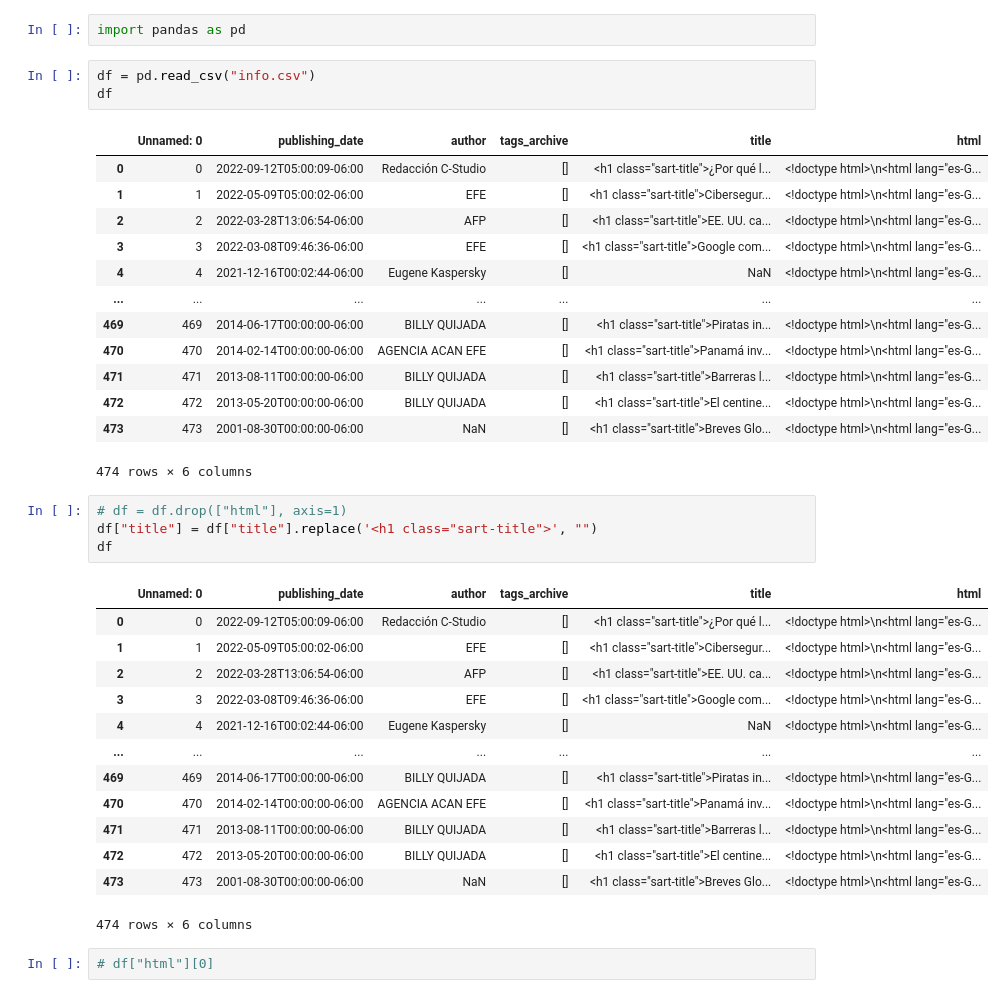
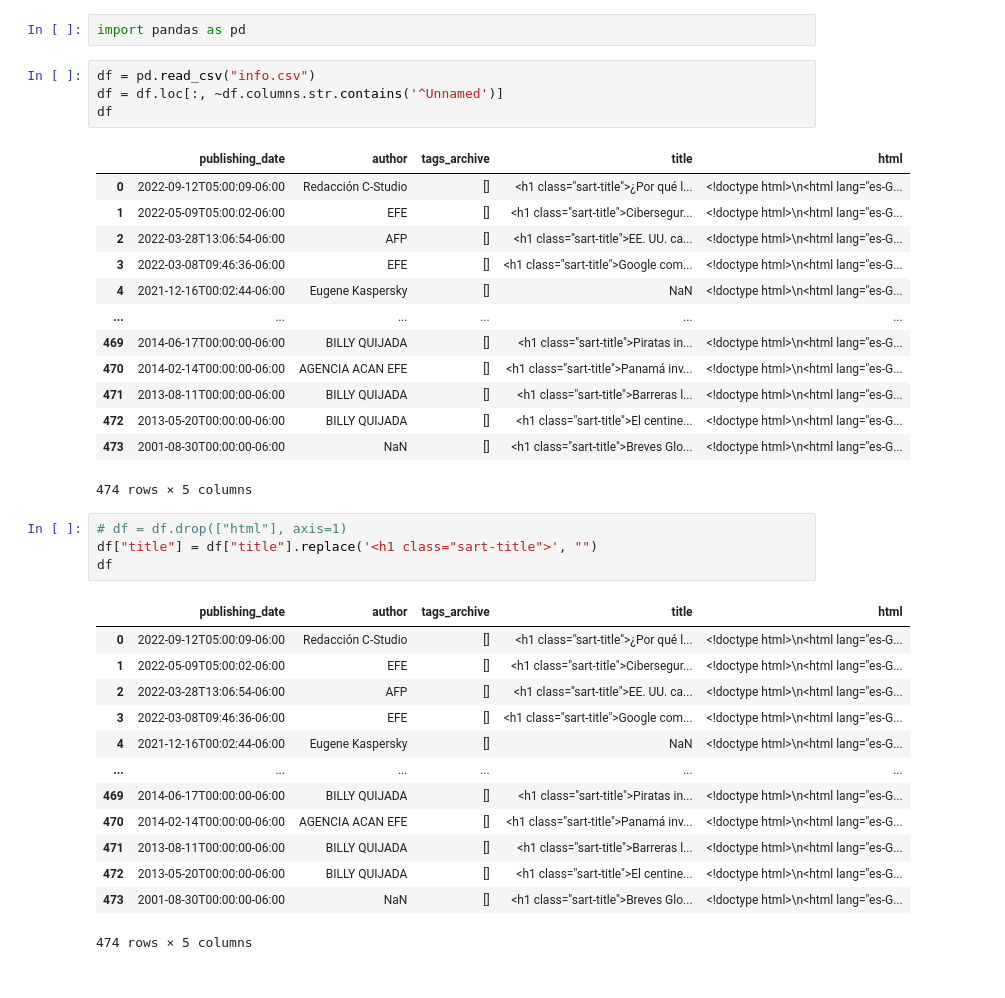
Before and after one commit to JeanPierreMR/PrensaLibre_scraping, a Jupyter notebook: dataCleaning.ipynb, the cells around one changed output. Cells and saved outputs as stored; diff of their text form.

```diff
--- a/dataCleaning.ipynb
+++ b/dataCleaning.ipynb
@@ -2,41 +2,40 @@
 import pandas as pd
 # %%
 df = pd.read_csv("info.csv")
+df = df.loc[:, ~df.columns.str.contains('^Unnamed')]
 df
 # %% [output]
-|  | Unnamed: 0 | publishing_date | author | tags_archive | title | html |
-| 0 | 0 | 2022-09-12T05:00:09-06:00 | Redacción C-Studio | [] | <h1 class="sart-title">¿Por qué l... | <!doctype html>\n<html lang="es-G... |
-| 1 | 1 | 2022-05-09T05:00:02-06:00 | EFE | [] | <h1 class="sart-title">Cibersegur... | <!doctype html>\n<html lang="es-G... |
-| 2 | 2 | 2022-03-28T13:06:54-06:00 | AFP | [] | <h1 class="sart-title">EE. UU. ca... | <!doctype html>\n<html lang="es-G... |
-| 3 | 3 | 2022-03-08T09:46:36-06:00 | EFE | [] | <h1 class="sart-title">Google com... | <!doctype html>\n<html lang="es-G... |
-| 4 | 4 | 2021-12-16T00:02:44-06:00 | Eugene Kaspersky | [] | NaN | <!doctype html>\n<html lang="es-G... |
-| ... | ... | ... | ... | ... | ... | ... |
-| 469 | 469 | 2014-06-17T00:00:00-06:00 | BILLY QUIJADA | [] | <h1 class="sart-title">Piratas in... | <!doctype html>\n<html lang="es-G... |
-| 470 | 470 | 2014-02-14T00:00:00-06:00 | AGENCIA ACAN EFE | [] | <h1 class="sart-title">Panamá inv... | <!doctype html>\n<html lang="es-G... |
-| 471 | 471 | 2013-08-11T00:00:00-06:00 | BILLY QUIJADA | [] | <h1 class="sart-title">Barreras l... | <!doctype html>\n<html lang="es-G... |
-| 472 | 472 | 2013-05-20T00:00:00-06:00 | BILLY QUIJADA | [] | <h1 class="sart-title">El centine... | <!doctype html>\n<html lang="es-G... |
-| 473 | 473 | 2001-08-30T00:00:00-06:00 | NaN | [] | <h1 class="sart-title">Breves Glo... | <!doctype html>\n<html lang="es-G... |
+|  | publishing_date | author | tags_archive | title | html |
+| 0 | 2022-09-12T05:00:09-06:00 | Redacción C-Studio | [] | <h1 class="sart-title">¿Por qué l... | <!doctype html>\n<html lang="es-G... |
+| 1 | 2022-05-09T05:00:02-06:00 | EFE | [] | <h1 class="sart-title">Cibersegur... | <!doctype html>\n<html lang="es-G... |
+| 2 | 2022-03-28T13:06:54-06:00 | AFP | [] | <h1 class="sart-title">EE. UU. ca... | <!doctype html>\n<html lang="es-G... |
+| 3 | 2022-03-08T09:46:36-06:00 | EFE | [] | <h1 class="sart-title">Google com... | <!doctype html>\n<html lang="es-G... |
+| 4 | 2021-12-16T00:02:44-06:00 | Eugene Kaspersky | [] | NaN | <!doctype html>\n<html lang="es-G... |
+| ... | ... | ... | ... | ... | ... |
+| 469 | 2014-06-17T00:00:00-06:00 | BILLY QUIJADA | [] | <h1 class="sart-title">Piratas in... | <!doctype html>\n<html lang="es-G... |
+| 470 | 2014-02-14T00:00:00-06:00 | AGENCIA ACAN EFE | [] | <h1 class="sart-title">Panamá inv... | <!doctype html>\n<html lang="es-G... |
+| 471 | 2013-08-11T00:00:00-06:00 | BILLY QUIJADA | [] | <h1 class="sart-title">Barreras l... | <!doctype html>\n<html lang="es-G... |
+| 472 | 2013-05-20T00:00:00-06:00 | BILLY QUIJADA | [] | <h1 class="sart-title">El centine... | <!doctype html>\n<html lang="es-G... |
+| 473 | 2001-08-30T00:00:00-06:00 | NaN | [] | <h1 class="sart-title">Breves Glo... | <!doctype html>\n<html lang="es-G... |
-474 rows × 6 columns
+474 rows × 5 columns
 # %%
 # df = df.drop(["html"], axis=1)
 df["title"] = df["title"].replace('<h1 class="sart-title">', "")
 df
 # %% [output]
-|  | Unnamed: 0 | publishing_date | author | tags_archive | title | html |
-| 0 | 0 | 2022-09-12T05:00:09-06:00 | Redacción C-Studio | [] | <h1 class="sart-title">¿Por qué l... | <!doctype html>\n<html lang="es-G... |
-| 1 | 1 | 2022-05-09T05:00:02-06:00 | EFE | [] | <h1 class="sart-title">Cibersegur... | <!doctype html>\n<html lang="es-G... |
-| 2 | 2 | 2022-03-28T13:06:54-06:00 | AFP | [] | <h1 class="sart-title">EE. UU. ca... | <!doctype html>\n<html lang="es-G... |
-| 3 | 3 | 2022-03-08T09:46:36-06:00 | EFE | [] | <h1 class="sart-title">Google com... | <!doctype html>\n<html lang="es-G... |
-| 4 | 4 | 2021-12-16T00:02:44-06:00 | Eugene Kaspersky | [] | NaN | <!doctype html>\n<html lang="es-G... |
-| ... | ... | ... | ... | ... | ... | ... |
-| 469 | 469 | 2014-06-17T00:00:00-06:00 | BILLY QUIJADA | [] | <h1 class="sart-title">Piratas in... | <!doctype html>\n<html lang="es-G... |
-| 470 | 470 | 2014-02-14T00:00:00-06:00 | AGENCIA ACAN EFE | [] | <h1 class="sart-title">Panamá inv... | <!doctype html>\n<html lang="es-G... |
-| 471 | 471 | 2013-08-11T00:00:00-06:00 | BILLY QUIJADA | [] | <h1 class="sart-title">Barreras l... | <!doctype html>\n<html lang="es-G... |
-| 472 | 472 | 2013-05-20T00:00:00-06:00 | BILLY QUIJADA | [] | <h1 class="sart-title">El centine... | <!doctype html>\n<html lang="es-G... |
-| 473 | 473 | 2001-08-30T00:00:00-06:00 | NaN | [] | <h1 class="sart-title">Breves Glo... | <!doctype html>\n<html lang="es-G... |
+|  | publishing_date | author | tags_archive | title | html |
+| 0 | 2022-09-12T05:00:09-06:00 | Redacción C-Studio | [] | <h1 class="sart-title">¿Por qué l... | <!doctype html>\n<html lang="es-G... |
+| 1 | 2022-05-09T05:00:02-06:00 | EFE | [] | <h1 class="sart-title">Cibersegur... | <!doctype html>\n<html lang="es-G... |
+| 2 | 2022-03-28T13:06:54-06:00 | AFP | [] | <h1 class="sart-title">EE. UU. ca... | <!doctype html>\n<html lang="es-G... |
+| 3 | 2022-03-08T09:46:36-06:00 | EFE | [] | <h1 class="sart-title">Google com... | <!doctype html>\n<html lang="es-G... |
+| 4 | 2021-12-16T00:02:44-06:00 | Eugene Kaspersky | [] | NaN | <!doctype html>\n<html lang="es-G... |
+| ... | ... | ... | ... | ... | ... |
+| 469 | 2014-06-17T00:00:00-06:00 | BILLY QUIJADA | [] | <h1 class="sart-title">Piratas in... | <!doctype html>\n<html lang="es-G... |
+| 470 | 2014-02-14T00:00:00-06:00 | AGENCIA ACAN EFE | [] | <h1 class="sart-title">Panamá inv... | <!doctype html>\n<html lang="es-G... |
+| 471 | 2013-08-11T00:00:00-06:00 | BILLY QUIJADA | [] | <h1 class="sart-title">Barreras l... | <!doctype html>\n<html lang="es-G... |
+| 472 | 2013-05-20T00:00:00-06:00 | BILLY QUIJADA | [] | <h1 class="sart-title">El centine... | <!doctype html>\n<html lang="es-G... |
+| 473 | 2001-08-30T00:00:00-06:00 | NaN | [] | <h1 class="sart-title">Breves Glo... | <!doctype html>\n<html lang="es-G... |
-474 rows × 6 columns
+474 rows × 5 columns
-# %%
-# df["html"][0]
 # %%
 df["title"] = df["title"].str.replace('<h1 class="sart-title">', "")
 df["title"] = df["title"].str.replace('</h1>', "")
```
Also changed, not shown: parts of 14 cells of this notebook.
